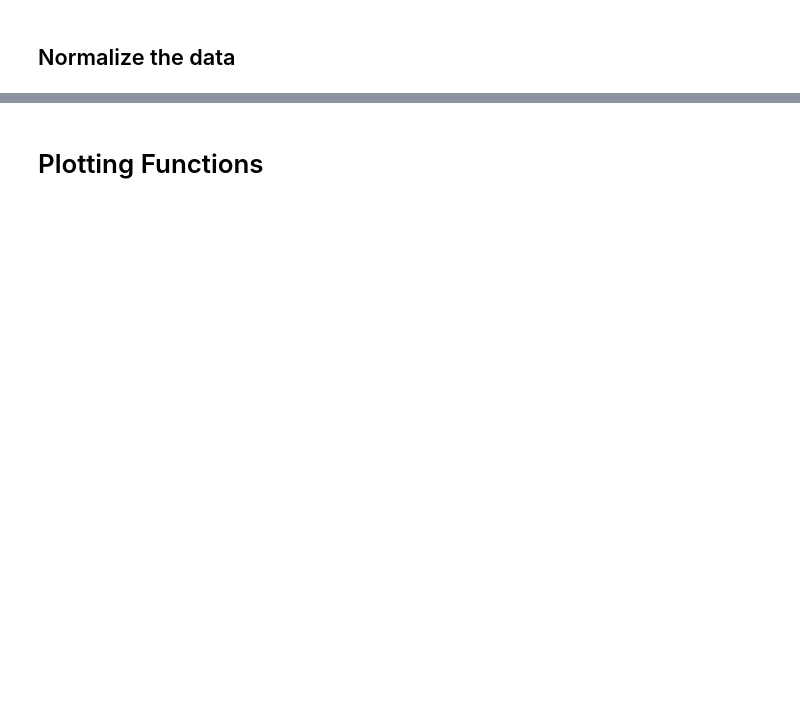
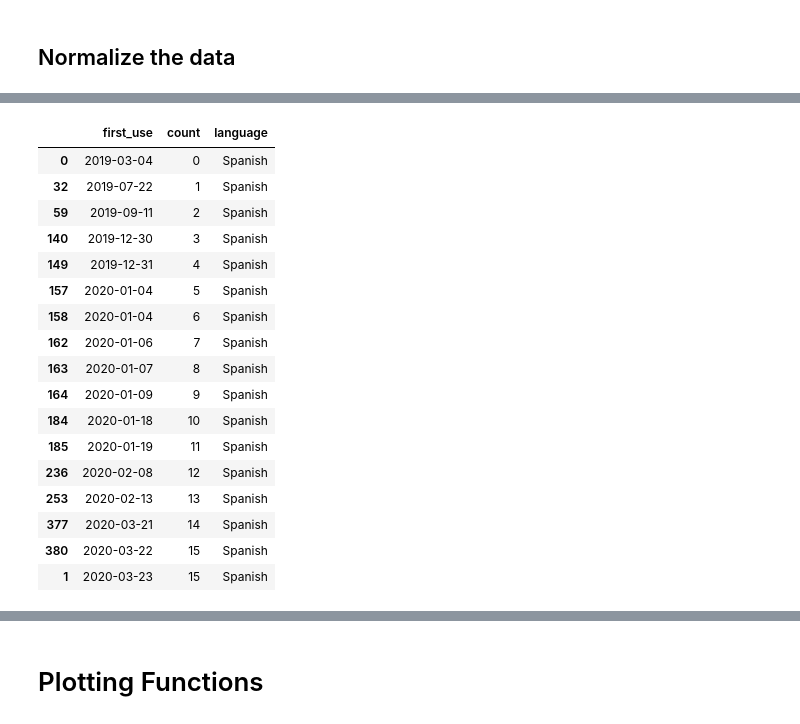
Before and after one commit to agude/agude.github.io, a Jupyter notebook: files/my-sons-words-comparison/Theo vs Cory words.ipynb, the cells around one changed output, grey strips where cells are left out. Saved outputs shown, nothing was run; the diff lists cells and outputs as text; code cells hidden in the pictures; blank space fills up the shorter version.

```diff
--- a/files/my-sons-words-comparison/Theo vs Cory words.ipynb
+++ b/files/my-sons-words-comparison/Theo vs Cory words.ipynb
@@ -139,0 +119,21 @@ theo_language_day_count_df = generate_language_day_count_df(theo_words_df)
+# %%
+theo_language_day_count_df[theo_language_day_count_df["language"] == "Spanish"]
+# %% [output]
+|  | first_use | count | language |
+| 0 | 2019-03-04 | 0 | Spanish |
+| 32 | 2019-07-22 | 1 | Spanish |
+| 59 | 2019-09-11 | 2 | Spanish |
+| 140 | 2019-12-30 | 3 | Spanish |
+| 149 | 2019-12-31 | 4 | Spanish |
+| 157 | 2020-01-04 | 5 | Spanish |
+| 158 | 2020-01-04 | 6 | Spanish |
+| 162 | 2020-01-06 | 7 | Spanish |
+| 163 | 2020-01-07 | 8 | Spanish |
+| 164 | 2020-01-09 | 9 | Spanish |
+| 184 | 2020-01-18 | 10 | Spanish |
+| 185 | 2020-01-19 | 11 | Spanish |
+| 236 | 2020-02-08 | 12 | Spanish |
+| 253 | 2020-02-13 | 13 | Spanish |
+| 377 | 2020-03-21 | 14 | Spanish |
+| 380 | 2020-03-22 | 15 | Spanish |
+| 1 | 2020-03-23 | 15 | Spanish |
```
Also changed, not shown: parts of 20 cells of this notebook, 2 other files.
